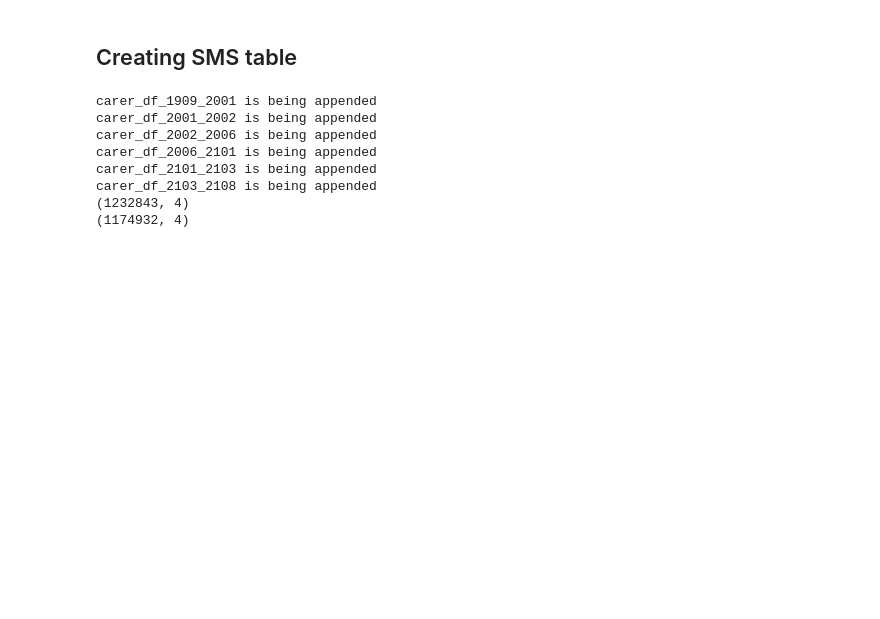
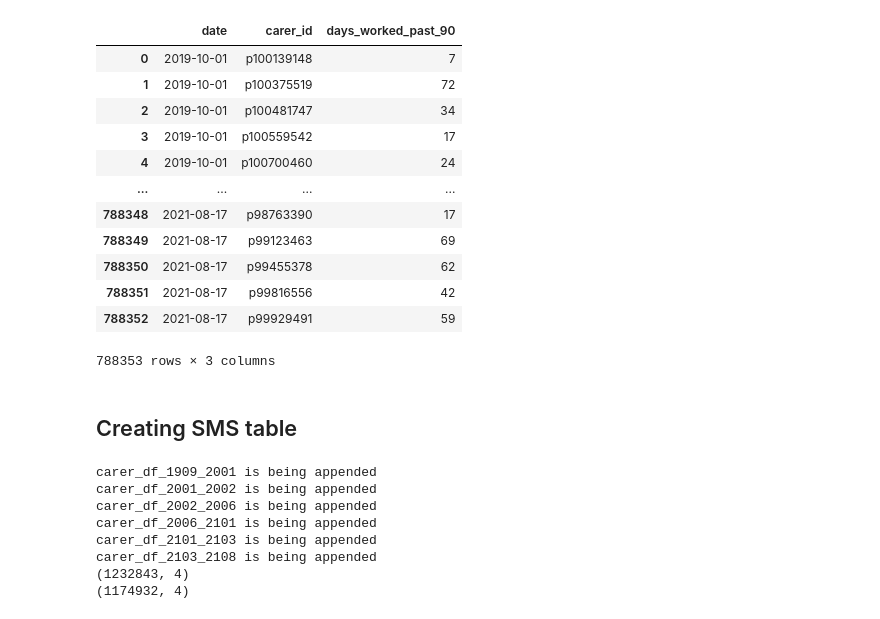
Before and after one commit to bonaventura-elder/carer_targeting, a Jupyter notebook: src/creating MB tables.ipynb, the cells around one changed output. Cells and saved outputs as stored; diff of their text form; code cells hidden in the pictures; blank space fills up the shorter version.

```diff
--- a/src/creating MB tables.ipynb
+++ b/src/creating MB tables.ipynb
@@ -16,3 +16,25 @@ engine = create_engine(
     pool_pre_ping=True)
 
 conn = engine.connect()
+# %%
+query = '''
+ SELECT
+       d.date,
+       v.professional_id as carer_id,
+       count(*) as days_worked_past_90
+FROM dates d
+LEFT JOIN (
+    SELECT
+           date(start_date_time) as work_date,
+           professional_id
+    FROM live_STATS_NON_CANCELLED_VISITS
+    WHERE start_date_time >= '2019-7-01' and start_date_time <= '2021-08-17'
+    and professional_id IS NOT NULL
+        ) v on d.date> v.work_date AND date_add(d.date, INTERVAL -90 day) <= v.work_date
+WHERE d.date >= '2019-10-01' and d.date <= '2021-08-17'
+GROUP BY 1,2
+'''
+print(datetime.now())
+df = pd.read_sql(query,conn)
+print(datetime.now())
+# %% [output]
@@ -18,0 +43,13 @@ conn = engine.connect()
+|  | date | carer_id | days_worked_past_90 |
+| 0 | 2019-10-01 | p100139148 | 7 |
+| 1 | 2019-10-01 | p100375519 | 72 |
+| 2 | 2019-10-01 | p100481747 | 34 |
+| 3 | 2019-10-01 | p100559542 | 17 |
+| 4 | 2019-10-01 | p100700460 | 24 |
+| ... | ... | ... | ... |
+| 788348 | 2021-08-17 | p98763390 | 17 |
+| 788349 | 2021-08-17 | p99123463 | 69 |
+| 788350 | 2021-08-17 | p99455378 | 62 |
+| 788351 | 2021-08-17 | p99816556 | 42 |
+| 788352 | 2021-08-17 | p99929491 | 59 |
+788353 rows × 3 columns
```
Also changed, not shown: parts of 2 cells of this notebook, 3 other files.
